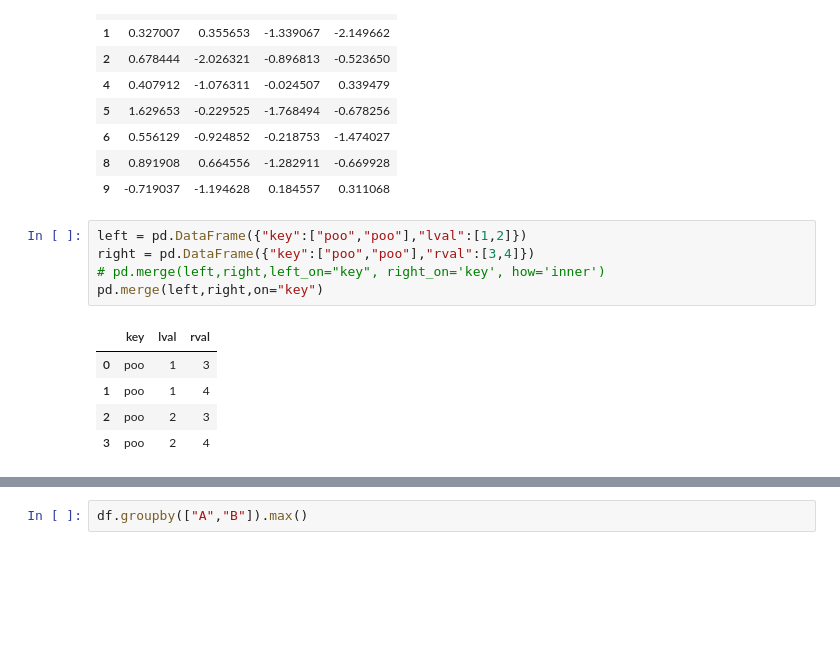
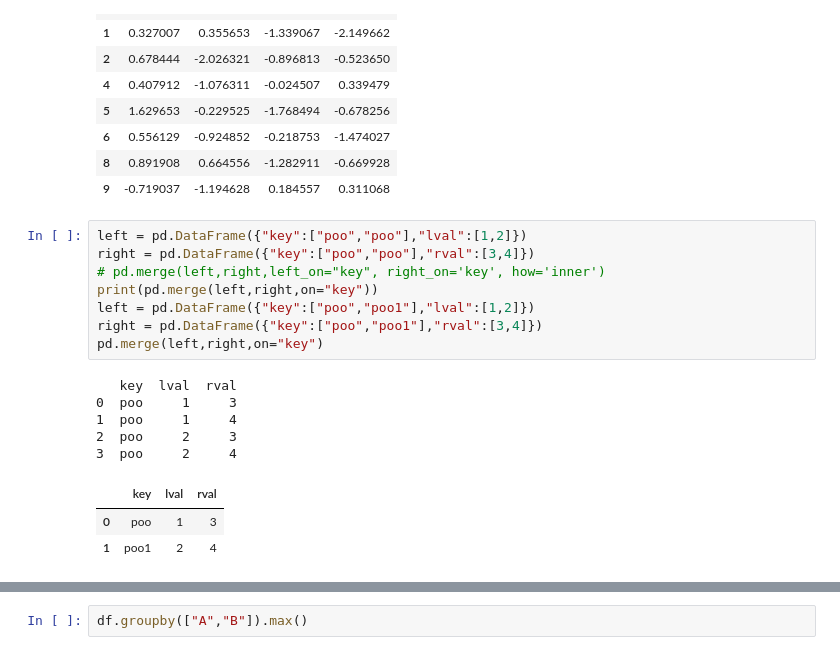
Before and after one commit to Ranjith-singh/python, a Jupyter notebook: dataScience/pandas/10minutes.ipynb, the cells around one changed output, grey strips where cells are left out. Saved outputs shown, nothing was run; the diff lists cells and outputs as text; blank space fills up the shorter version.

```diff
--- a/dataScience/pandas/10minutes.ipynb
+++ b/dataScience/pandas/10minutes.ipynb
@@ -607,14 +650,20 @@ pd.concat(pieces)
 # %%
 left = pd.DataFrame({"key":["poo","poo"],"lval":[1,2]})
 right = pd.DataFrame({"key":["poo","poo"],"rval":[3,4]})
 # pd.merge(left,right,left_on="key", right_on='key', how='inner')
+print(pd.merge(left,right,on="key"))
+left = pd.DataFrame({"key":["poo","poo1"],"lval":[1,2]})
+right = pd.DataFrame({"key":["poo","poo1"],"rval":[3,4]})
 pd.merge(left,right,on="key")
 # %% [output]
+   key  lval  rval
+0  poo     1     3
+1  poo     1     4
+2  poo     2     3
+3  poo     2     4
 |  | key | lval | rval |
 | 0 | poo | 1 | 3 |
-| 1 | poo | 1 | 4 |
-| 2 | poo | 2 | 3 |
-| 3 | poo | 2 | 4 |
+| 1 | poo1 | 2 | 4 |
 # %%
 df = pd.DataFrame(
     {
```
Also changed, not shown: parts of 27 cells of this notebook, 4 other files.
